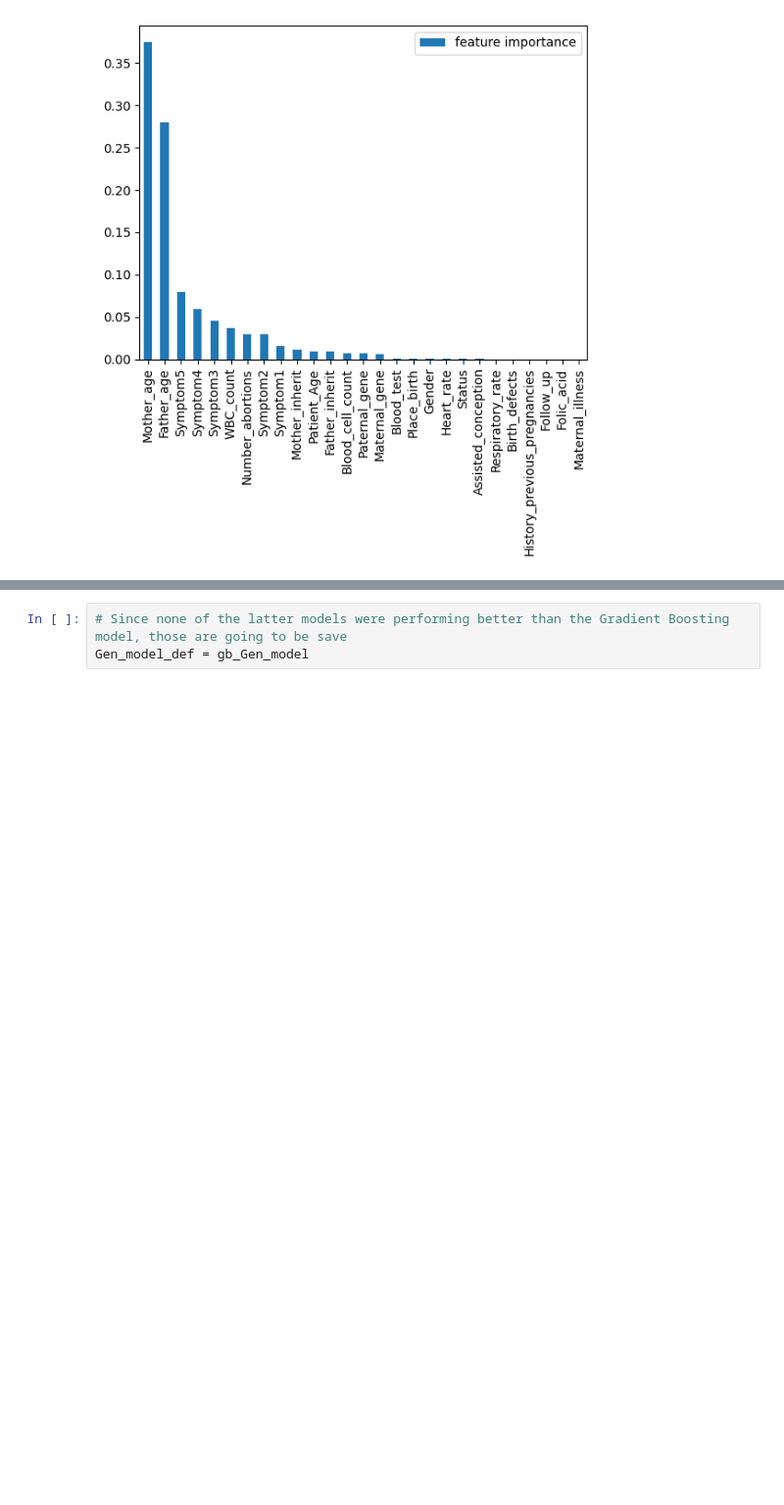
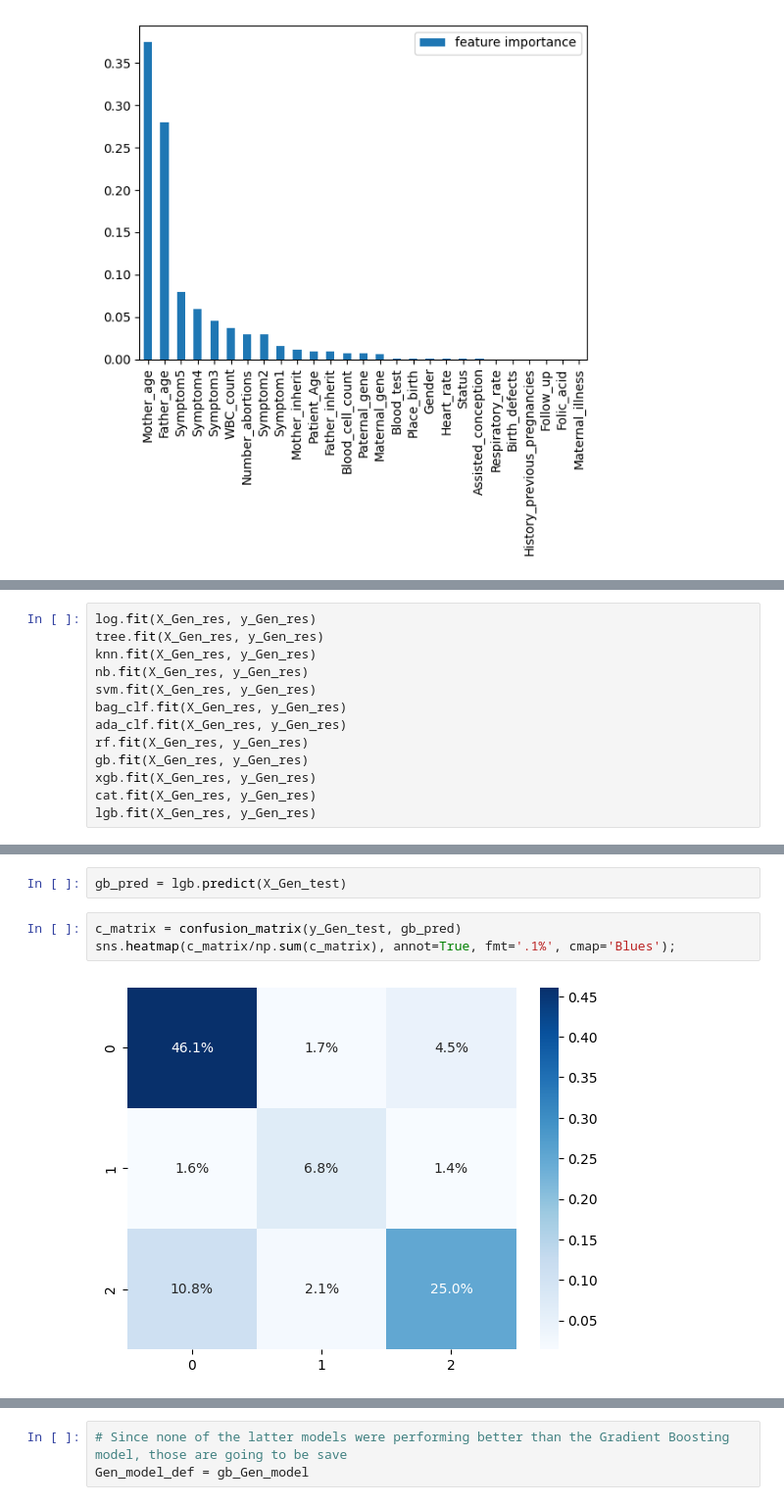
Before and after one commit to crodilla/Genomes_project, a Jupyter notebook: src/notebooks/project_ML.ipynb, the cells around one changed output, grey strips where cells are left out. Shown at 98% size. Cells and saved outputs as stored; diff of their text form; blank space fills up the shorter version.

```diff
--- a/src/notebooks/project_ML.ipynb
+++ b/src/notebooks/project_ML.ipynb
@@ -918,0 +813,13 @@ Metrics have been deeply affected by clustering, so it won't be used for the fin
+# %%
+log.fit(X_Gen_res, y_Gen_res)
+tree.fit(X_Gen_res, y_Gen_res)
+knn.fit(X_Gen_res, y_Gen_res)
+nb.fit(X_Gen_res, y_Gen_res)
+svm.fit(X_Gen_res, y_Gen_res)
+bag_clf.fit(X_Gen_res, y_Gen_res)
+ada_clf.fit(X_Gen_res, y_Gen_res)
+rf.fit(X_Gen_res, y_Gen_res)
+gb.fit(X_Gen_res, y_Gen_res)
+xgb.fit(X_Gen_res, y_Gen_res)
+cat.fit(X_Gen_res, y_Gen_res)
+lgb.fit(X_Gen_res, y_Gen_res)
@@ -918,0 +933,7 @@ Metrics have been deeply affected by clustering, so it won't be used for the fin
+# %%
+gb_pred = lgb.predict(X_Gen_test)
+# %%
+c_matrix = confusion_matrix(y_Gen_test, gb_pred)
+sns.heatmap(c_matrix/np.sum(c_matrix), annot=True, fmt='.1%', cmap='Blues');
+# %% [output]
+[figure, added]
```
Also changed, not shown: parts of 68 cells of this notebook, 11 other files.
